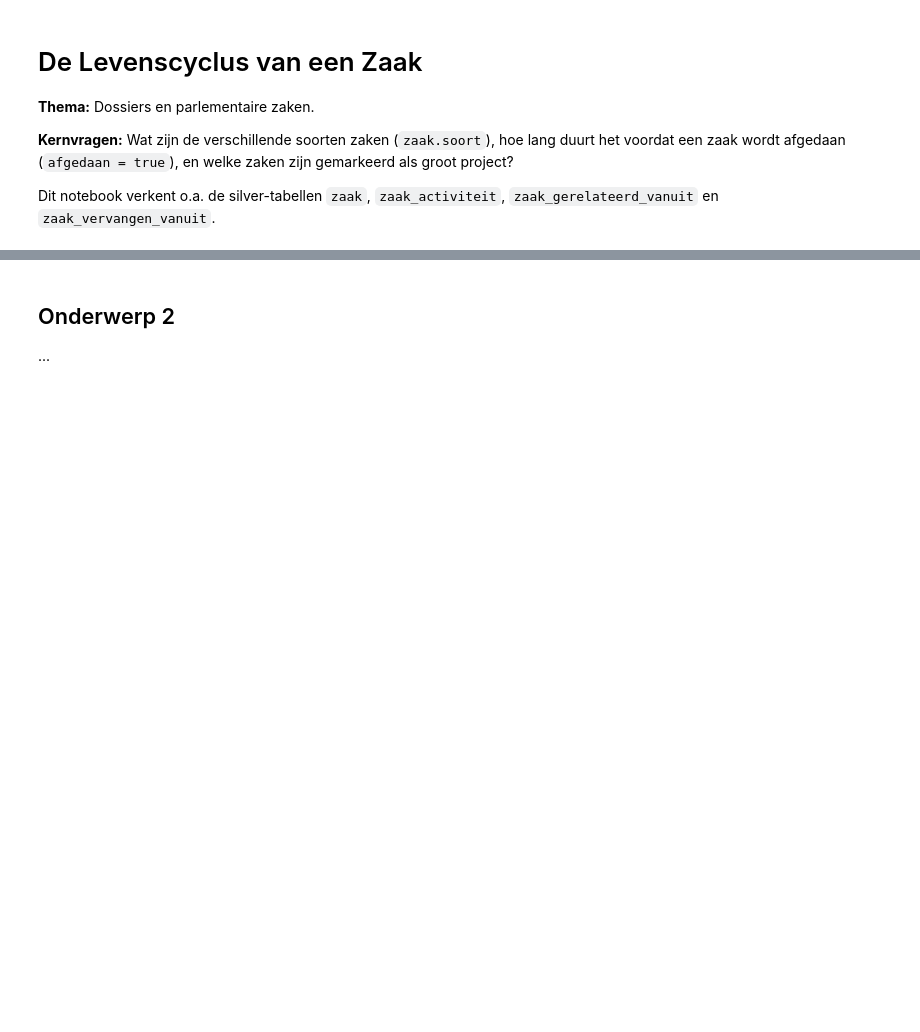
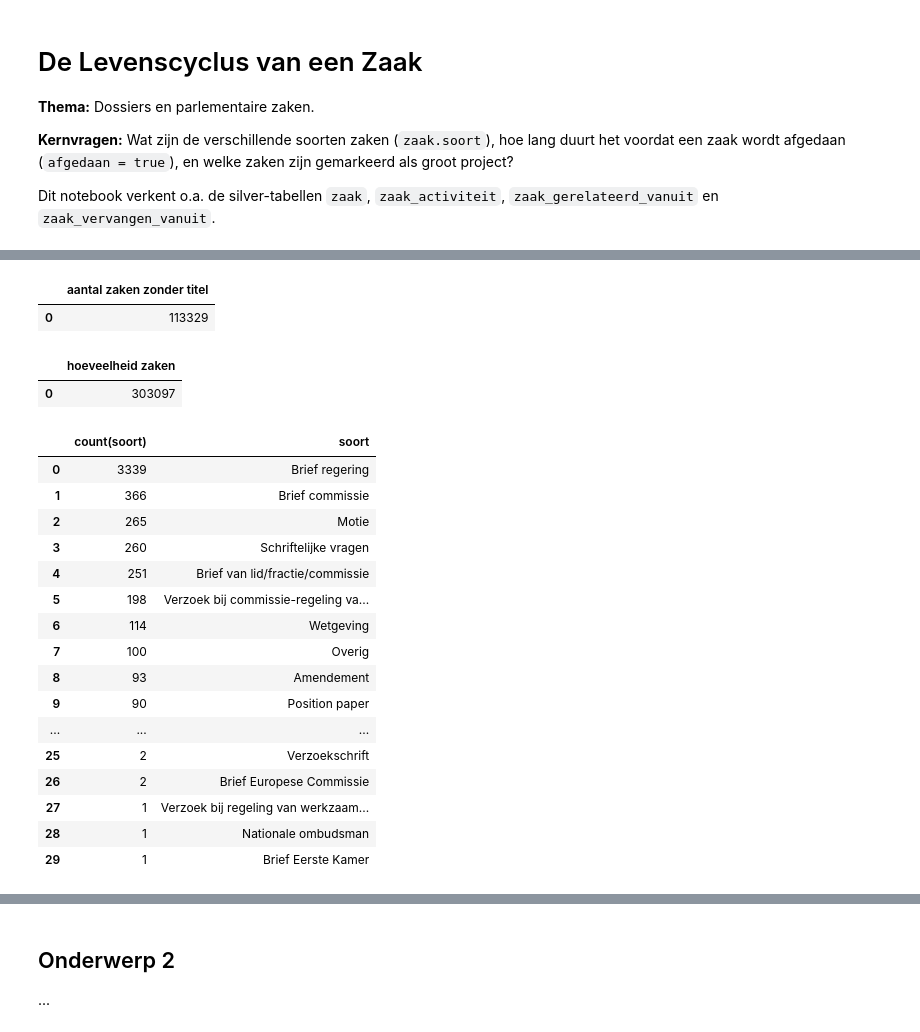
Before and after one commit to ElizeWierenga/tweedekamer-monitor, a Jupyter notebook: eda/levenscyclus_zaak.ipynb, the cells around one changed output, grey strips where cells are left out. Cells and saved outputs as stored; diff of their text form; code cells hidden in the pictures; blank space fills up the shorter version.

```diff
--- a/eda/levenscyclus_zaak.ipynb
+++ b/eda/levenscyclus_zaak.ipynb
@@ -41,0 +103,43 @@ Geef hier een beschrijving van het onderwerp of deelvraag die je wilt beantwoord
+# %%
+df = query_df("""
+select count(*) as "aantal zaken zonder titel"
+from silver.zaak
+where titel IS NULL""")
+df
+# %% [output]
+|  | aantal zaken zonder titel |
+| 0 | 113329 |
+# %%
+df = query_df("""
+select count(*) as "hoeveelheid zaken"
+from silver.zaak""")
+df
+# %% [output]
+|  | hoeveelheid zaken |
+| 0 | 303097 |
+# %%
+df = query_df("""
+select count(soort), soort
+from silver.zaak
+where afgedaan = False
+group by soort
+order by count(soort) desc""")
+df
+# %% [output]
+|  | count(soort) | soort |
+| 0 | 3339 | Brief regering |
+| 1 | 366 | Brief commissie |
+| 2 | 265 | Motie |
+| 3 | 260 | Schriftelijke vragen |
+| 4 | 251 | Brief van lid/fractie/commissie |
+| 5 | 198 | Verzoek bij commissie-regeling va... |
+| 6 | 114 | Wetgeving |
+| 7 | 100 | Overig |
+| 8 | 93 | Amendement |
+| 9 | 90 | Position paper |
+| ... | ... | ... |
+| 25 | 2 | Verzoekschrift |
+| 26 | 2 | Brief Europese Commissie |
+| 27 | 1 | Verzoek bij regeling van werkzaam... |
+| 28 | 1 | Nationale ombudsman |
+| 29 | 1 | Brief Eerste Kamer |
```
Also changed, not shown: parts of 10 cells of this notebook.
